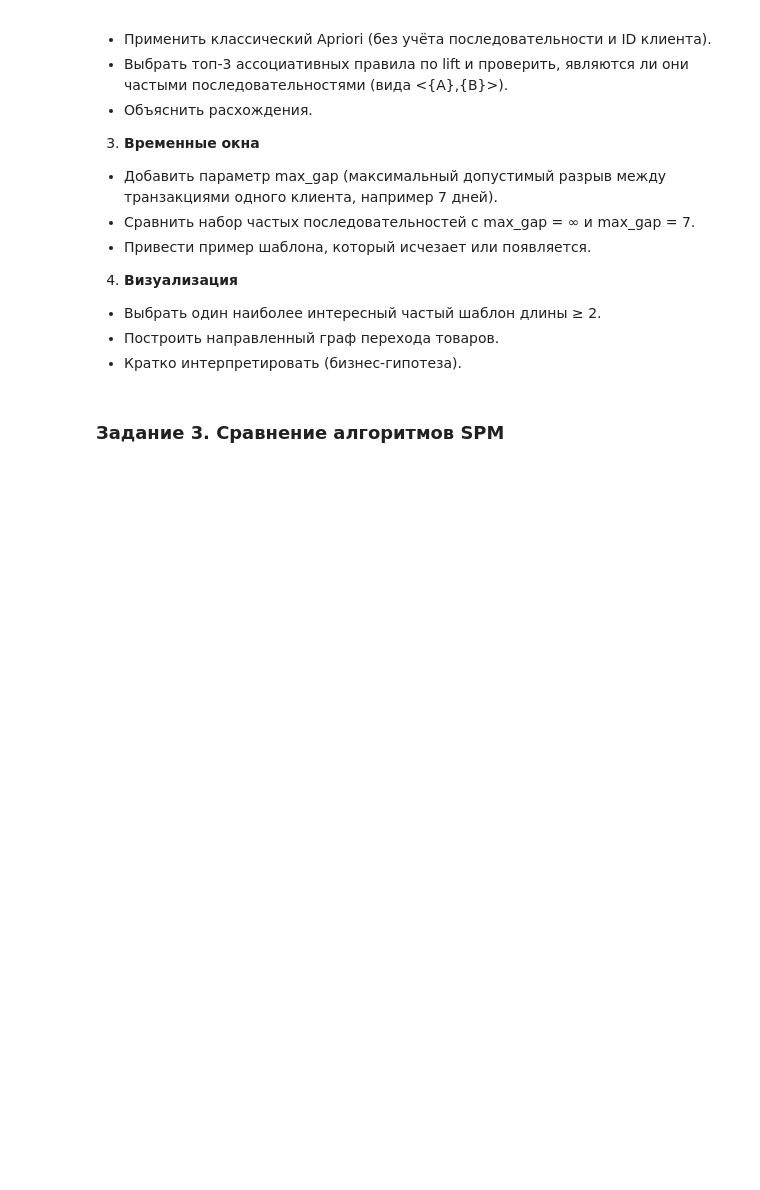
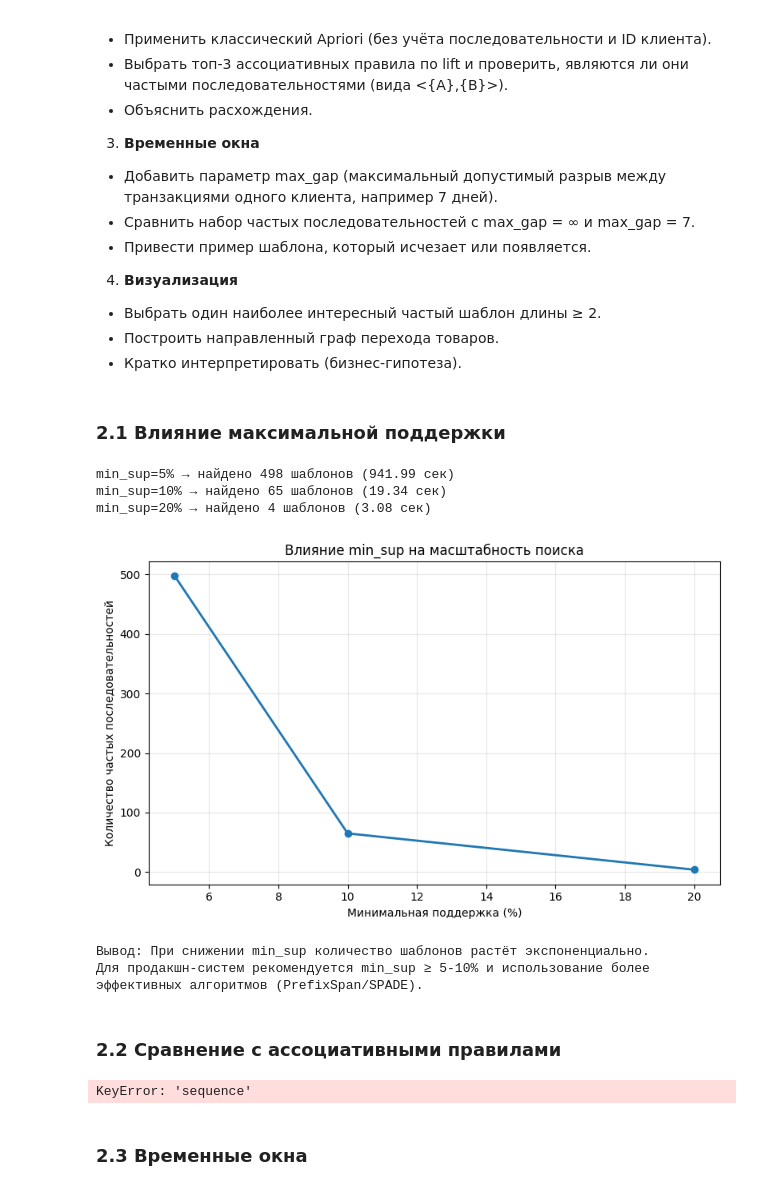
Before and after one commit to kiyoukasu1getsu/dataAnalysis, a Jupyter notebook: notebooks/05_sequence_analysis.ipynb, the cells around one changed output. Cells and saved outputs as stored; diff of their text form; code cells hidden in the pictures; blank space fills up the shorter version.

```diff
--- a/notebooks/05_sequence_analysis.ipynb
+++ b/notebooks/05_sequence_analysis.ipynb
@@ -270,5 +256,72 @@ model.print_results()
 - Выбрать один наиболее интересный частый шаблон длины ≥ 2.
 - Построить направленный граф перехода товаров.
 - Кратко интерпретировать (бизнес-гипотеза).
-# %% [markdown]
-### Задание 3. Сравнение алгоритмов SPM
+# %% [markdown]
+### 2.1 Влияние максимальной поддержки
+# %%
+min_sup_values = [0.05, 0.10, 0.20]
+results_sup = []
+
+for sup in min_sup_values:
+    start = time.time()
+    m = AprioriAll(min_support=sup)
+    seqs = m.transform_to_sequences(df_sample)
+    m.fit(seqs)
+    elapsed = time.time() - start
+    count = len(m.frequent_sequences)
+    results_sup.append({'min_sup': sup, 'count': count, 'time': elapsed})
+    print(f"min_sup={sup:.0%} → найдено {count} шаблонов ({elapsed:.2f} сек)")
+
+plt.figure(figsize=(8, 5))
+plt.plot([r['min_sup']*100 for r in results_sup], [r['count'] for r in results_sup], marker='o', linewidth=2)
+plt.xlabel('Минимальная поддержка (%)')
+plt.ylabel('Количество частых последовательностей')
+plt.title('Влияние min_sup на масштабность поиска')
+plt.grid(True, alpha=0.3)
+plt.tight_layout()
+plt.show()
+
+print("\nВывод: При снижении min_sup количество шаблонов растёт экспоненциально.")
+print("Для продакшн-систем рекомендуется min_sup ≥ 5-10% и использование более эффективных алгоритмов (PrefixSpan/SPADE).")
+# %% [output]
+min_sup=5% → найдено 498 шаблонов (941.99 сек)
+min_sup=10% → найдено 65 шаблонов (19.34 сек)
+min_sup=20% → найдено 4 шаблонов (3.08 сек)
+[figure, added]
+Вывод: При снижении min_sup количество шаблонов растёт экспоненциально.
+Для продакшн-систем рекомендуется min_sup ≥ 5-10% и использование более эффективных алгоритмов (PrefixSpan/SPADE).
+# %% [markdown]
+### 2.2 Сравнение с ассоциативными правилами
+# %%
+# разворачиваем последовательности в плоский список товаров для каждого клиента
+flat_transactions = sequences["sequence"].apply(
+    lambda x: list(set(item for itemset in x for item in itemset))
+)
+
+te = TransactionEncoder()
+
+te_ary = te.fit(flat_transactions).transform(flat_transactions)   # делаем матрицу True/False (купил/не купил)
+basket = pd.DataFrame(te_ary, columns=te.columns_)
+
+freq_items = apriori(basket, min_support=0.1, use_colnames=True)  # ищем частые наборы
+rules = association_rules(freq_items, metric="lift", min_threshold=1.0)  # строим правила
+
+top3 = rules.sort_values("lift", ascending=False).head(3)  # топ-3 правила по lift
+print("топ-3 ассоциативных правила по lift:")
+print(top3[["antecedents", "consequents", "support", "confidence", "lift"]])
+
+# проверяем, являются ли топ-3 правила частыми последовательностями
+freq_seqs = apriori_all(sequences, min_sup=0.1)
+all_patterns = [seq for level in freq_seqs for seq in level.keys()]
+
+print("\nпроверка вхождения в частые последовательности:")
+for _, row in top3.iterrows():
+    a = list(row["antecedents"])[0]
+    b = list(row["consequents"])[0]
+    pattern = ((a,), (b,))
+    found = pattern in all_patterns
+    print(f"  {a} -> {b}: {'найдено' if found else 'не найдено'} в последовательностях")
+# %% [output]
+KeyError: 'sequence'
+# %% [markdown]
+### 2.3 Временные окна
```
Also changed, not shown: parts of 15 cells of this notebook, 12 other files.
